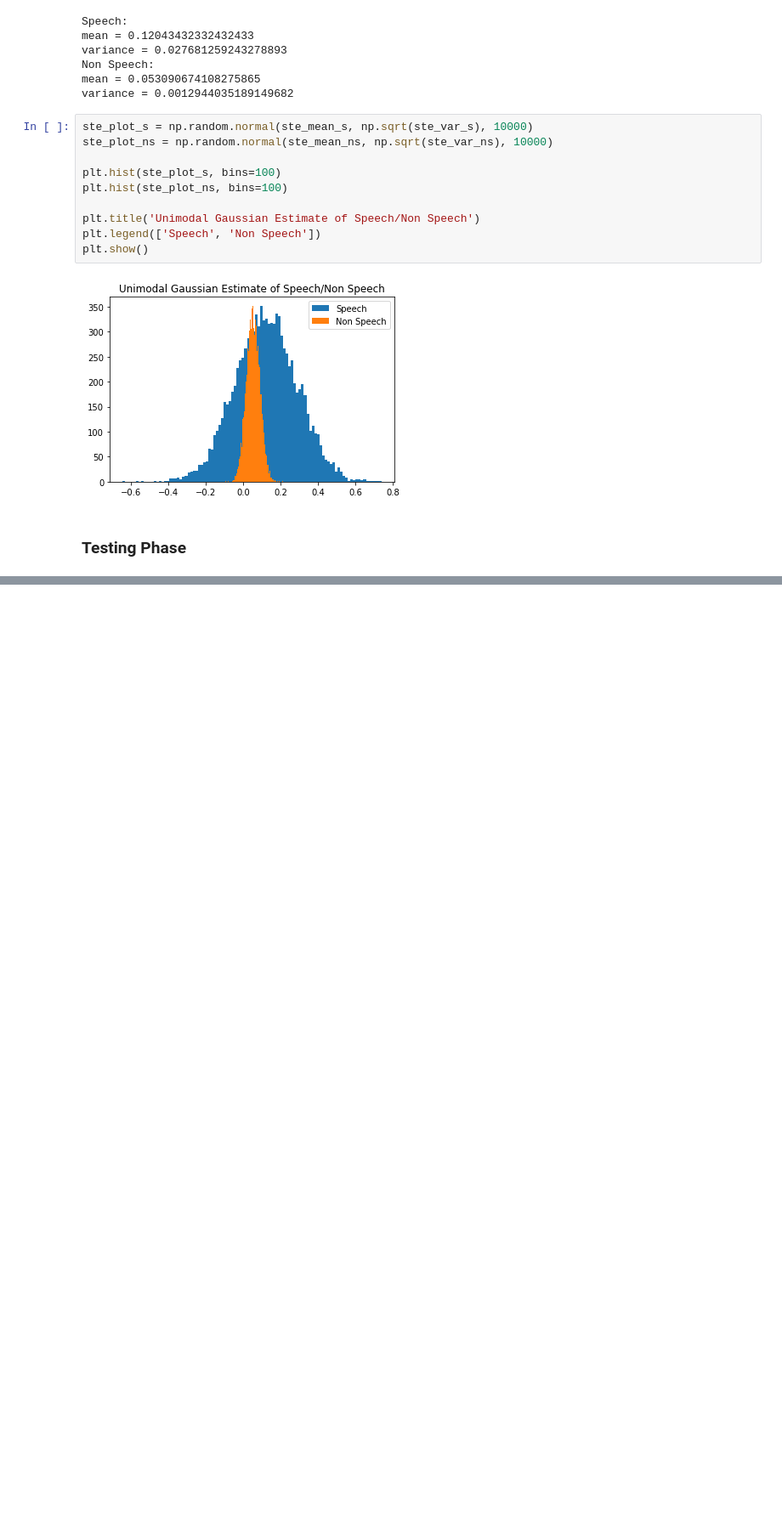
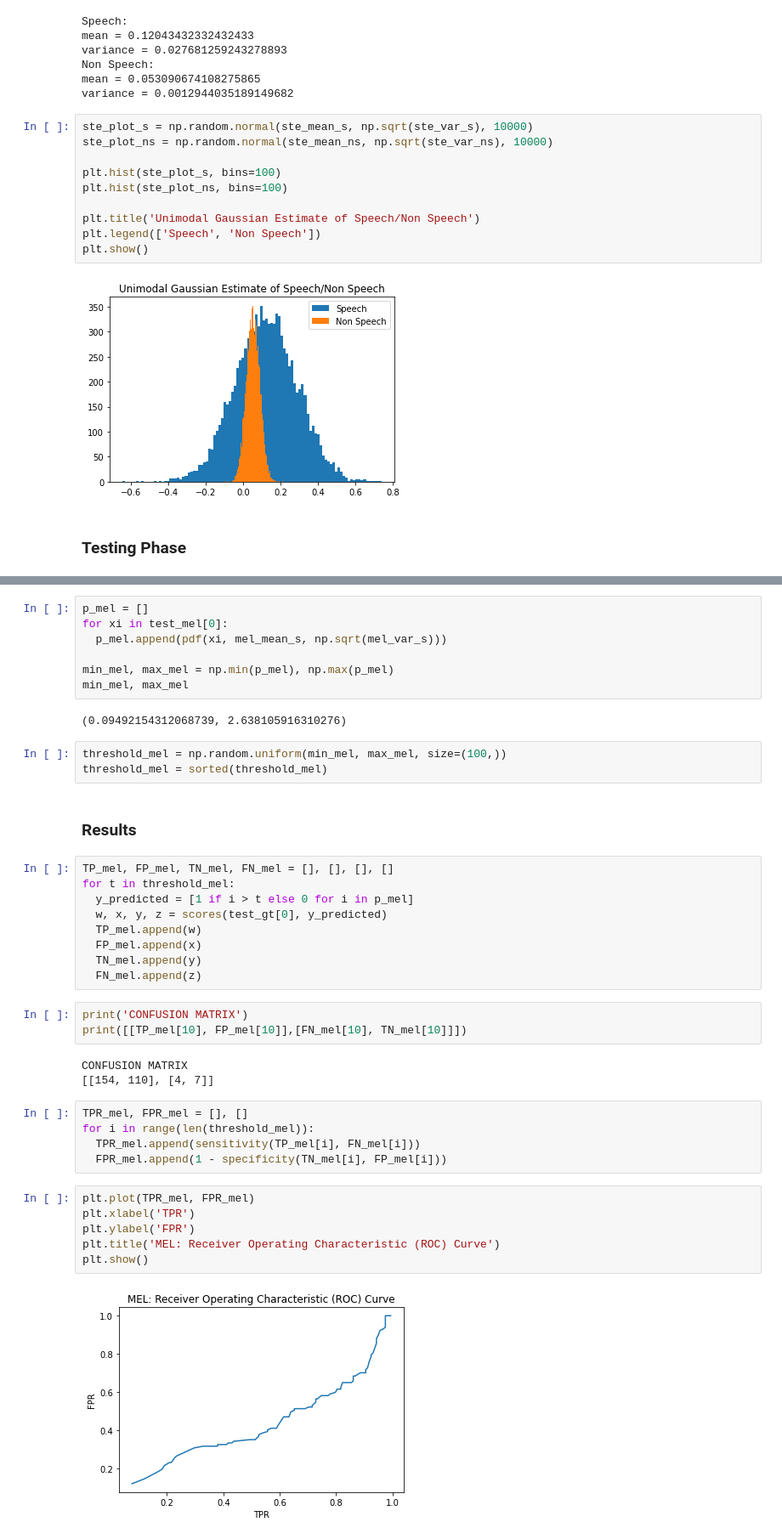
Before and after one commit to its-rajesh/Pattern-Recognition, a Jupyter notebook: PRA1Q1.ipynb, the cells around one changed output, grey strips where cells are left out. Shown at 85% size. Cells and saved outputs as stored; diff of their text form; blank space fills up the shorter version.

```diff
--- a/PRA1Q1.ipynb
+++ b/PRA1Q1.ipynb
@@ -154,0 +232,42 @@ test_ste[0][1]
+# %%
+p_mel = []
+for xi in test_mel[0]:
+  p_mel.append(pdf(xi, mel_mean_s, np.sqrt(mel_var_s)))
+
+min_mel, max_mel = np.min(p_mel), np.max(p_mel)
+min_mel, max_mel
+# %% [output]
+(0.09492154312068739, 2.638105916310276)
+# %%
+threshold_mel = np.random.uniform(min_mel, max_mel, size=(100,))
+threshold_mel = sorted(threshold_mel)
+# %% [markdown]
+### Results
+# %%
+TP_mel, FP_mel, TN_mel, FN_mel = [], [], [], []
+for t in threshold_mel:
+  y_predicted = [1 if i > t else 0 for i in p_mel]
+  w, x, y, z = scores(test_gt[0], y_predicted)
+  TP_mel.append(w)
+  FP_mel.append(x)
+  TN_mel.append(y)
+  FN_mel.append(z)
+# %%
+print('CONFUSION MATRIX')
+print([[TP_mel[10], FP_mel[10]],[FN_mel[10], TN_mel[10]]])
+# %% [output]
+CONFUSION MATRIX
+[[154, 110], [4, 7]]
+# %%
+TPR_mel, FPR_mel = [], []
+for i in range(len(threshold_mel)):
+  TPR_mel.append(sensitivity(TP_mel[i], FN_mel[i]))
+  FPR_mel.append(1 - specificity(TN_mel[i], FP_mel[i]))
+# %%
+plt.plot(TPR_mel, FPR_mel)
+plt.xlabel('TPR')
+plt.ylabel('FPR')
+plt.title('MEL: Receiver Operating Characteristic (ROC) Curve')
+plt.show()
+# %% [output]
+[figure, added]
```
Also changed, not shown: parts of 21 cells of this notebook.
